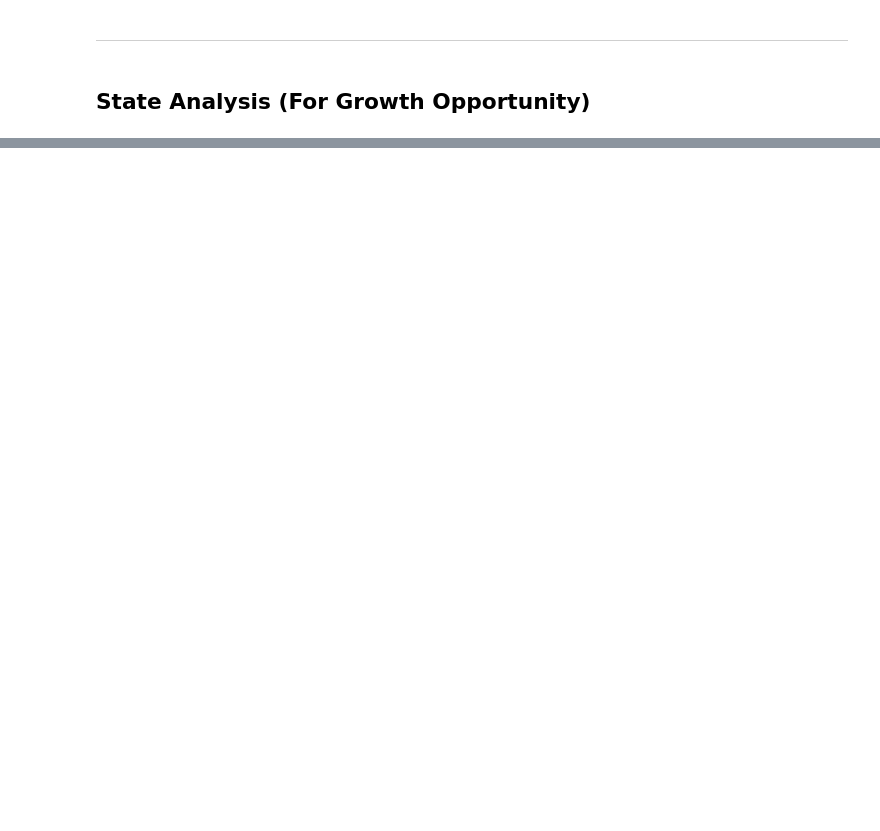
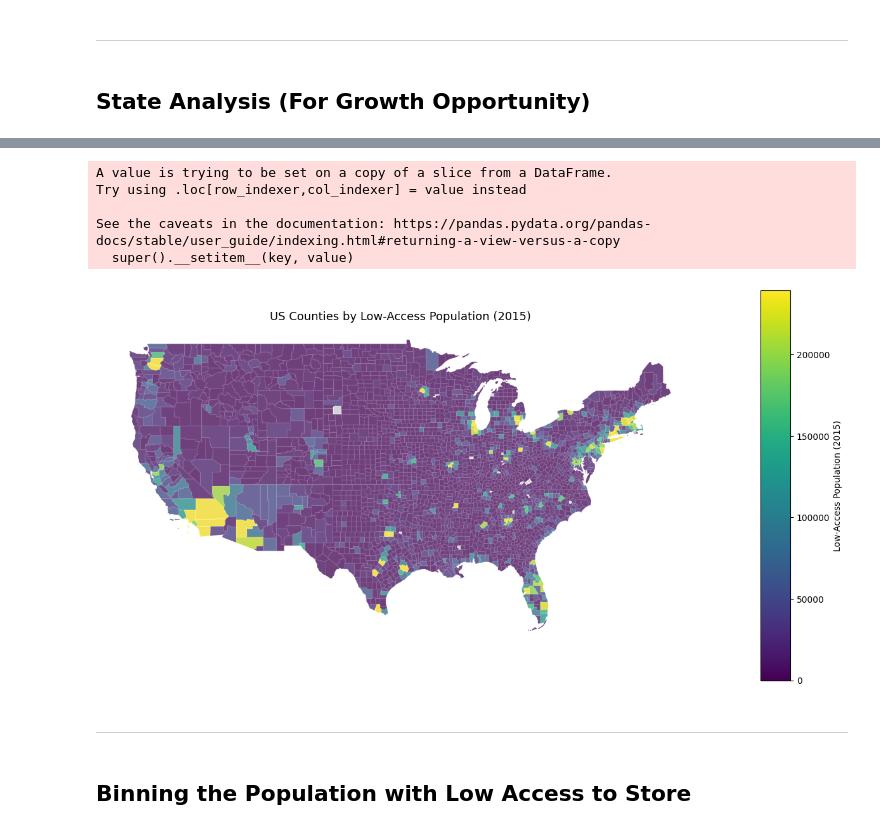
Before and after one commit to wylliamunlimited/food-access-analysis, a Jupyter notebook: data-analysis.ipynb, the cells around one changed output, grey strips where cells are left out. Drawn from its saved outputs; the diff is of its cells as text; code cells hidden in the pictures; blank space fills up the shorter version.

```diff
--- a/data-analysis.ipynb
+++ b/data-analysis.ipynb
@@ -973,0 +994,10 @@ See the caveats in the documentation: https://pandas.pydata.org/pandas-docs/stab
+# %%
+counties = gpd.read_file("cb_2021_us_county_20m.shp")
+counties["FIPS"] = counties["STATEFP"] + counties["COUNTYFP"]
+
+access["FIPS"] = access["FIPS"].astype(str).str.zfill(5)
+counties["FIPS"] = counties["FIPS"].astype(str)
+
+merged = counties.merge(access, how="inner", on="FIPS")
+filtered = merged[pd.to_numeric(merged["LACCESS_POP15"], errors="coerce").notnull()]
+filtered
@@ -973,0 +1018,47 @@ See the caveats in the documentation: https://pandas.pydata.org/pandas-docs/stab
+# %%
+filtered = filtered.to_crs(counties.crs)
+filtered = filtered[filtered["LACCESS_POP15"].notnull()]
+
+counties_clean = counties.cx[-130:-65, 24:50]
+filtered_clean = filtered.cx[-130:-65, 24:50]
+
+filtered_clean["size"] = np.sqrt(filtered_clean["LACCESS_POP15"]) / 5
+vmax = np.percentile(filtered_clean["LACCESS_POP15"], 99)
+norm = mpl.colors.Normalize(vmin=0, vmax=vmax)
+cmap = plt.cm.viridis
+
+fig = plt.figure(figsize=(14, 8))
+gs = gridspec.GridSpec(1, 2, width_ratios=[20, 1])
+
+ax = fig.add_subplot(gs[0])
+cb_ax = fig.add_subplot(gs[1])
+
+counties_clean.plot(ax=ax, color="lightgrey", edgecolor="white")
+
+filtered_clean.plot(
+    ax=ax,
+    color=filtered_clean["LACCESS_POP15"].map(lambda x: cmap(norm(x))),
+    markersize=filtered_clean["size"],
+    alpha=0.7,
+    marker='o'
+)
+
+sm = mpl.cm.ScalarMappable(cmap=cmap, norm=norm)
+sm._A = []
+cbar = fig.colorbar(sm, cax=cb_ax)
+cbar.set_label("Low-Access Population (2015)")
+
+ax.set_title("US Counties by Low-Access Population (2015)", fontsize=13)
+ax.axis("off")
+plt.show()
+# %% [output]
+A value is trying to be set on a copy of a slice from a DataFrame.
+Try using .loc[row_indexer,col_indexer] = value instead
+
+See the caveats in the documentation: https://pandas.pydata.org/pandas-docs/stable/user_guide/indexing.html#returning-a-view-versus-a-copy
+  super().__setitem__(key, value)
+[figure, added]
+# %% [markdown]
+---
+# %% [markdown]
+## Binning the Population with Low Access to Store
```
Also changed, not shown: parts of 16 cells of this notebook, 10 other files.
